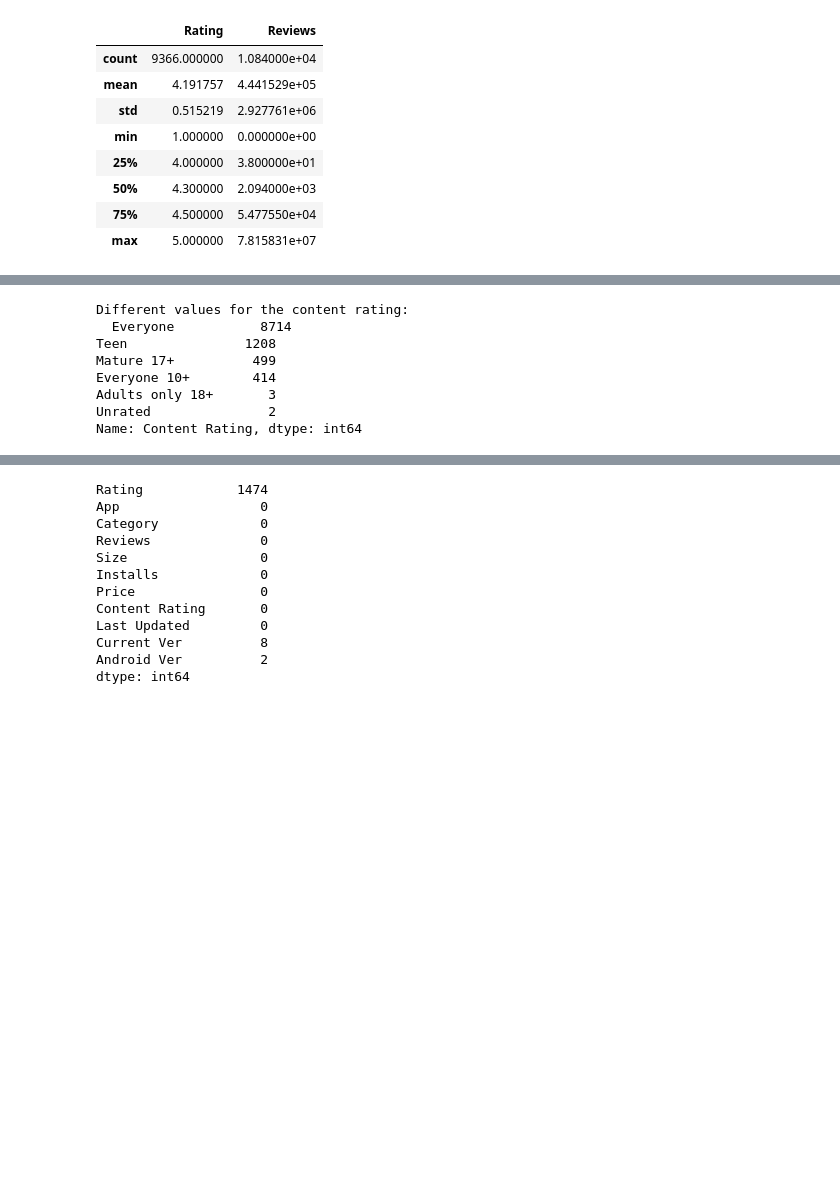
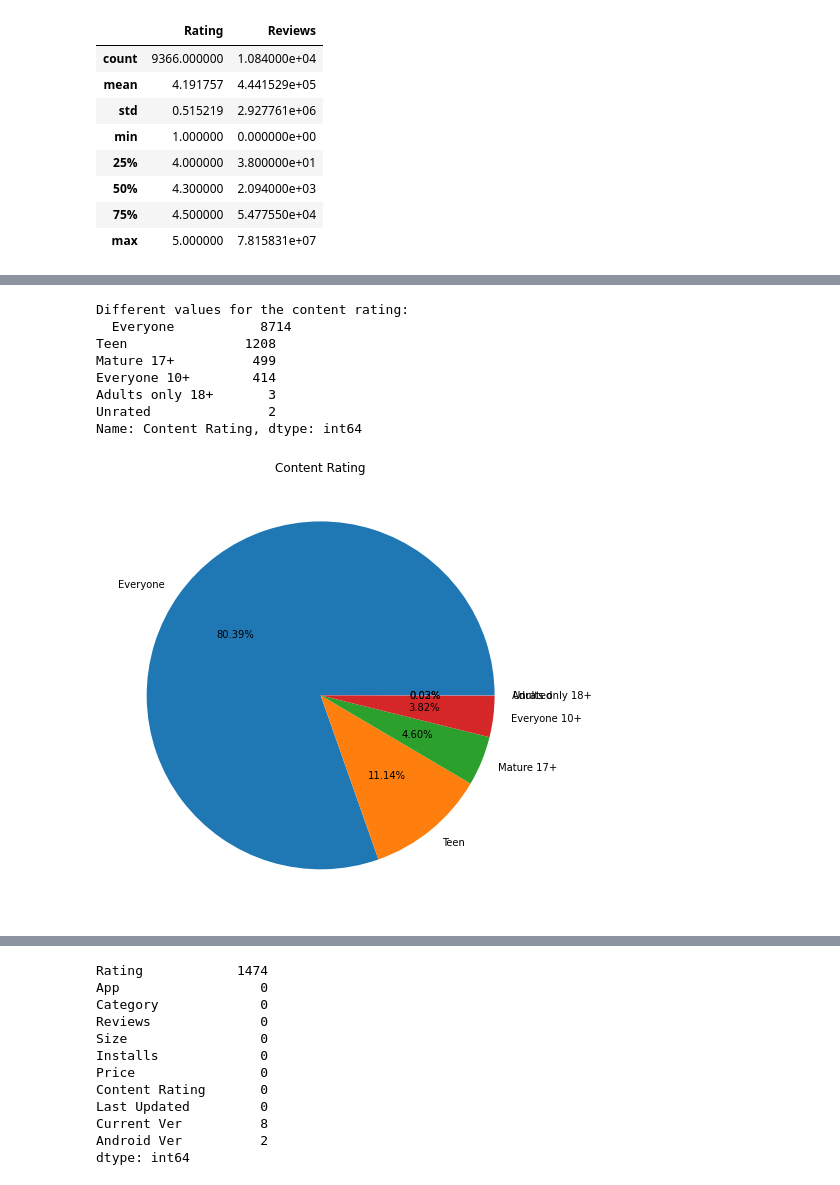
Before and after one commit to mirjanaz200/Play-Store-Clusterization, a Jupyter notebook: PlayStoreClusterization.ipynb, the cells around one changed output, grey strips where cells are left out. Cells and saved outputs as stored; diff of their text form; code cells hidden in the pictures; blank space fills up the shorter version.

```diff
--- a/PlayStoreClusterization.ipynb
+++ b/PlayStoreClusterization.ipynb
@@ -67,12 +82,19 @@ Comics;Creativity                        1
 Name: Genres, Length: 119, dtype: int64
 # %%
 print("Different values for the content rating:\n ",dataframe['Content Rating'].value_counts())
+
+con_rating_labels,con_rating_value = value_counts_two(dataframe['Content Rating'])
+fig = plt.figure(figsize =(8, 8))
+plt.pie(con_rating_value, labels = con_rating_labels, autopct='%1.2f%%')
+plt.title('Content Rating')
+plt.show()
 # %% [output]
 Different values for the content rating:
   Everyone           8714
 Teen               1208
 Mature 17+          499
 Everyone 10+        414
 Adults only 18+       3
 Unrated               2
 Name: Content Rating, dtype: int64
+[figure, added]
```
Also changed, not shown: parts of 37 cells of this notebook.
